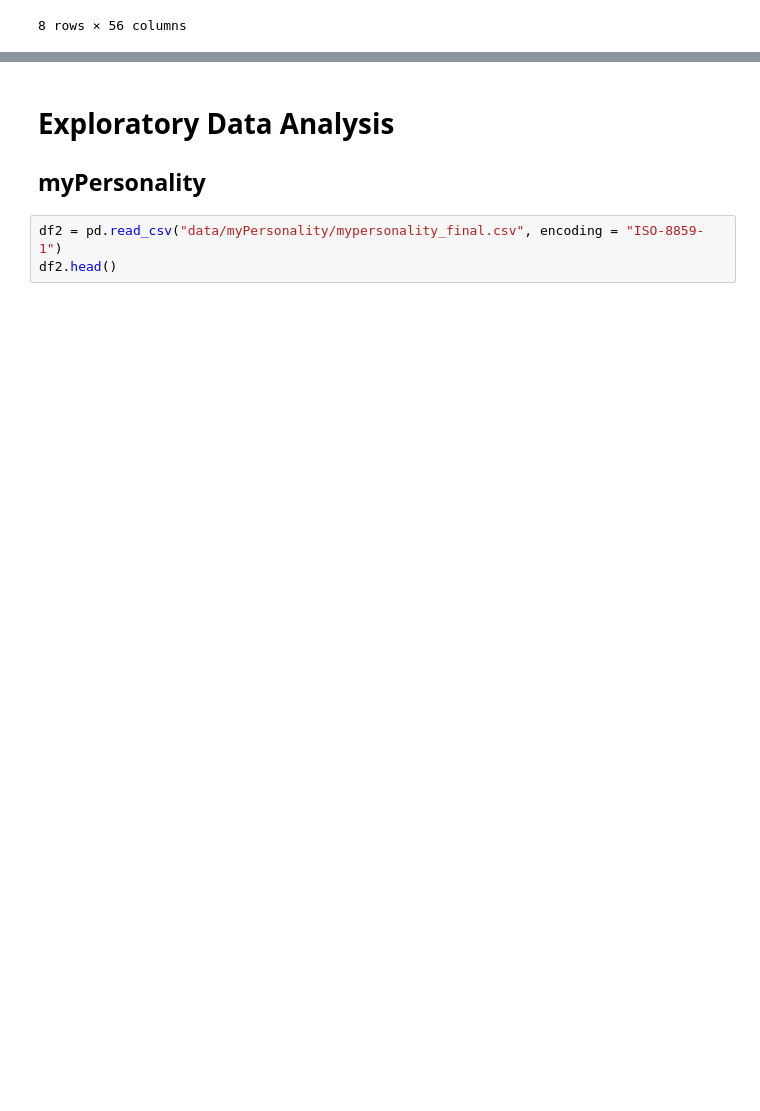
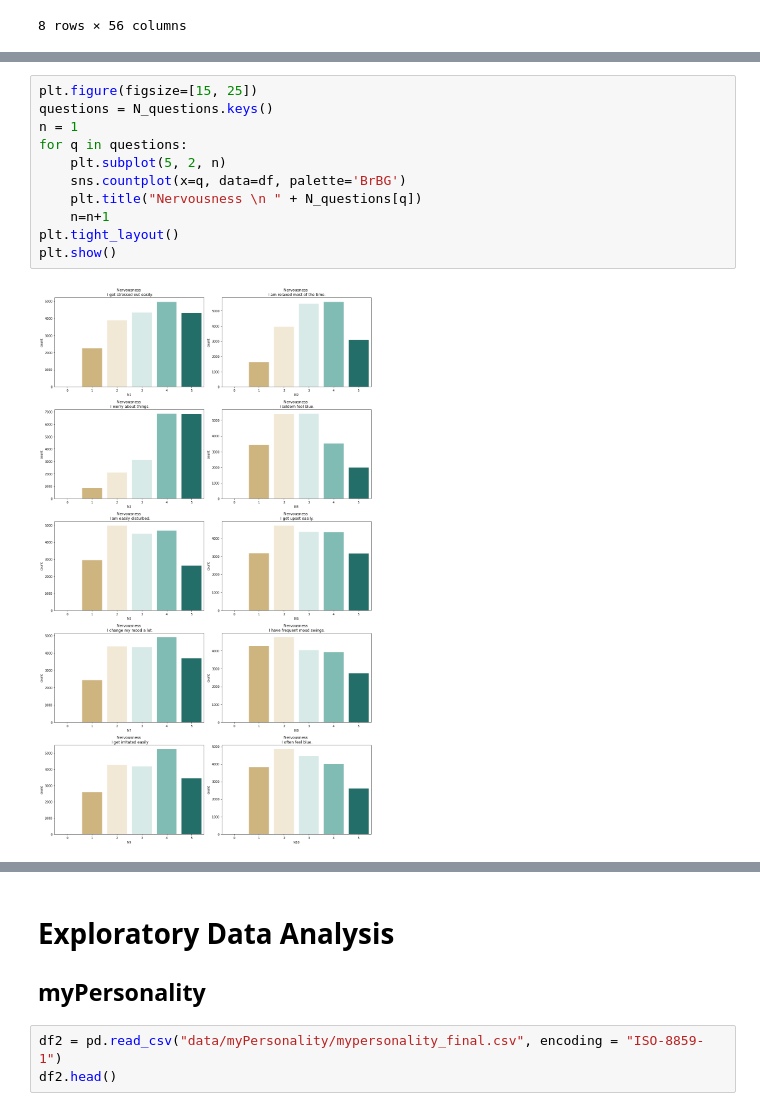
Before and after one commit to Reuben27/SmartSense-Assessment2, a Jupyter notebook: src/eda.ipynb, the cells around one changed output, grey strips where cells are left out. Cells and saved outputs as stored; diff of their text form; blank space fills up the shorter version.

```diff
--- a/src/eda.ipynb
+++ b/src/eda.ipynb
@@ -85,0 +168,13 @@ df.describe()
+# %%
+plt.figure(figsize=[15, 25])
+questions = N_questions.keys()
+n = 1
+for q in questions:
+    plt.subplot(5, 2, n)
+    sns.countplot(x=q, data=df, palette='BrBG')
+    plt.title("Nervousness \n " + N_questions[q])
+    n=n+1
+plt.tight_layout()
+plt.show()
+# %% [output]
+[figure, added]
```
Also changed, not shown: parts of 20 cells of this notebook, 2 other files.
